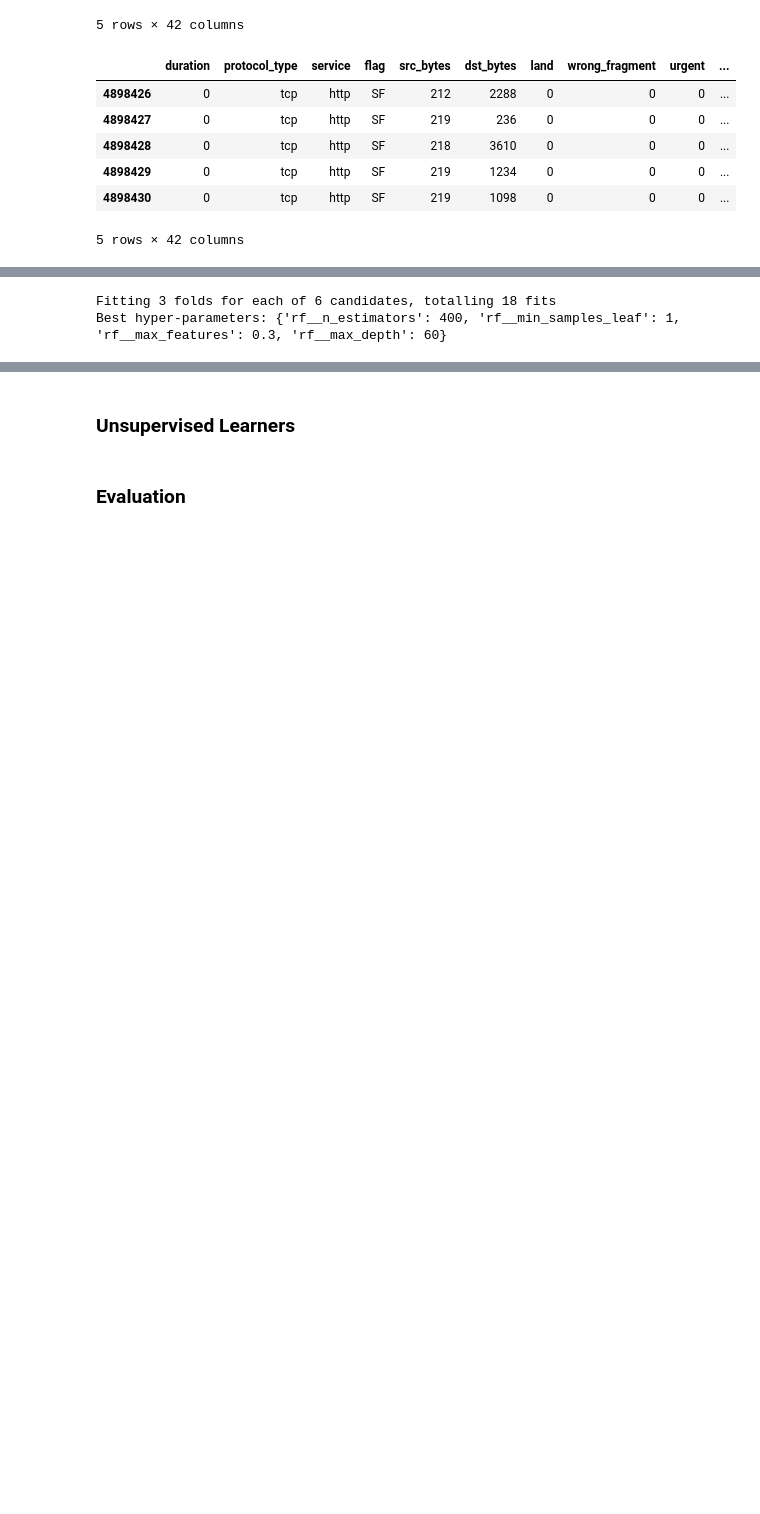
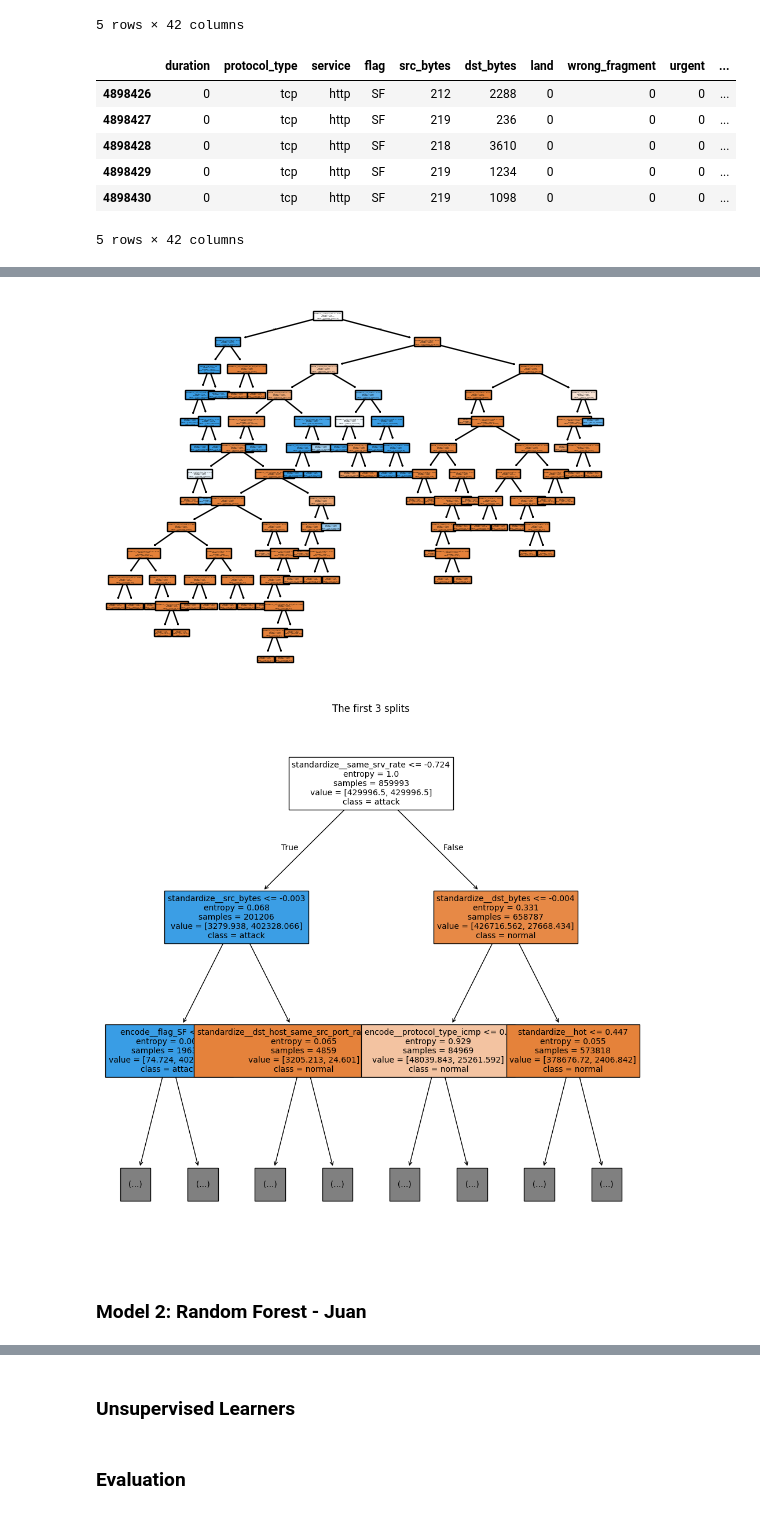
Before and after one commit to canguiano13/intrusion-detection, a Jupyter notebook: final.ipynb, the cells around one changed output, grey strips where cells are left out. Drawn from its saved outputs; the diff is of its cells as text; code cells hidden in the pictures; blank space fills up the shorter version.

```diff
--- a/final.ipynb
+++ b/final.ipynb
@@ -178,0 +224,11 @@ Number of rows after deduplication: 1074992
+# %%
+#create transformed dataset after data processing
+
+#transform features in the dataset using the pipelines
+X_transformed = preprocess.fit_transform(X)
+
+#get the column names
+new_feature_names = preprocess.get_feature_names_out()
+
+# turn it back into a DataFrame
+X = pd.DataFrame(X_transformed, columns=new_feature_names, index=df.index)
@@ -181,2 +278,20 @@ Number of rows after deduplication: 1074992
 # %%
-#Model 1: Decision Trees
+#split the data into training and testing data
+#stratify since the dataset is unbalanced
+X_train, X_test, y_train, y_test = train_test_split(X, y, test_size=0.2, stratify=y, random_state=42)
+# %%
+#initialize and train decision tree
+
+#use a max depth of 20 to prevent overfitting
+#handle class imbalance using class_weight
+#use entropy instead of gini impurity -> slower but more accurate
+model = DecisionTreeClassifier(max_depth=20, min_samples_leaf=1000, class_weight='balanced', criterion='entropy', random_state=42)
+
+#fit the model to the training data
+model.fit(X_train, y_train)
+
+#make predictions using the trained model
+dt_predictions = model.predict(X_test)
+
+#also make predictions using the training data to test for overfitting
+dt_training_predictions = model.predict(X_train)
@@ -183,14 +335,33 @@ Number of rows after deduplication: 1074992
+# %%
+#plot the decision tree
+
+#very zoomed out
+plot_tree(model, feature_names=new_feature_names, class_names=["normal", "attack"], filled=True)
+plt.show()
+
+#zoomed in to first few splits
+#increase size of plot
+plt.figure(figsize=(12, 12))
+plot_tree(model, feature_names=new_feature_names, class_names=["normal", "attack"], filled=True, max_depth=2, fontsize=10)
+
+plt.title("The first 3 splits")
+plt.show()
+# %% [output]
+[figure, added]
+[figure, added]
+# %% [markdown]
+### Model 2: Random Forest - Juan
 # %%
-#Model 2: Random Forest TRAINING and SPLITTING DATA FOR RANDOM FOREST
+#TRAINING and SPLITTING DATA FOR RANDOM FOREST
 # Split the data into features and target variable
 df_tune = df.sample(frac=0.2, random_state=42)  # Use a smaller sample for tuning
-X = df_tune.drop(["label", "binary_label"], axis=1)
-y = df_tune["binary_label"]
+X = df_tune.drop(["label"], axis=1)
+y = df_tune["label"]
 
 
 # Full train/test split (used later for the final fit + evaluation)
-X_full = df.drop(["label", "binary_label"], axis=1)
-y_full = df["binary_label"]
+X_full = df.drop(["label"], axis=1)
+y_full = df["label"]
 
 
 # Split the data into training and testing sets
@@ -240,9 +411,6 @@ search = RandomizedSearchCV(
 
 search.fit(X, y)
 print("Best hyper-parameters:", search.best_params_)
-# %% [output]
-Fitting 3 folds for each of 6 candidates, totalling 18 fits
-Best hyper-parameters: {'rf__n_estimators': 400, 'rf__min_samples_leaf': 1, 'rf__max_features': 0.3, 'rf__max_depth': 60}
 # %%
 # Building RF with best parameters
 best = search.best_params_
```
Also changed, not shown: parts of 28 cells of this notebook.
